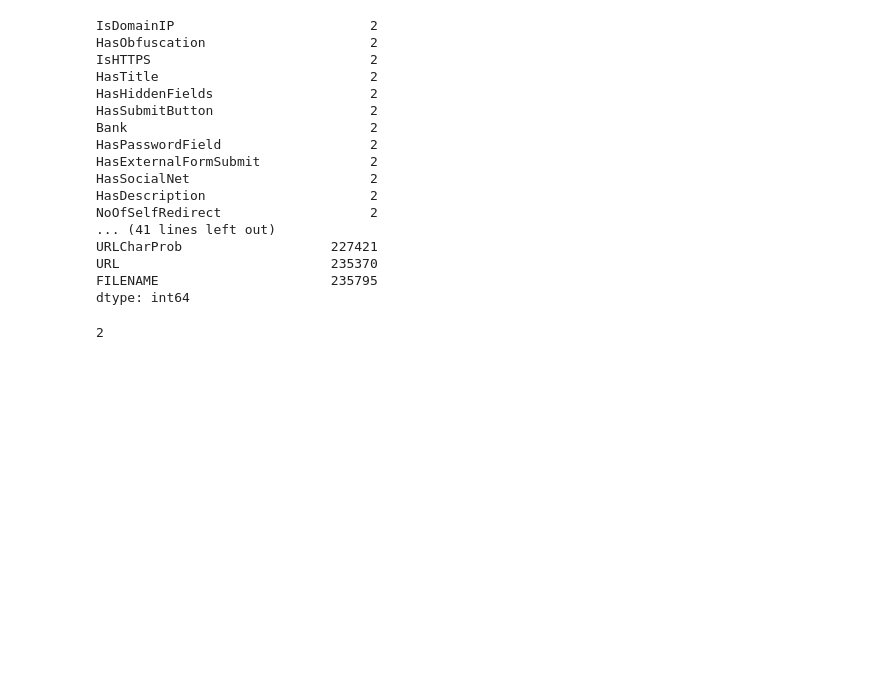
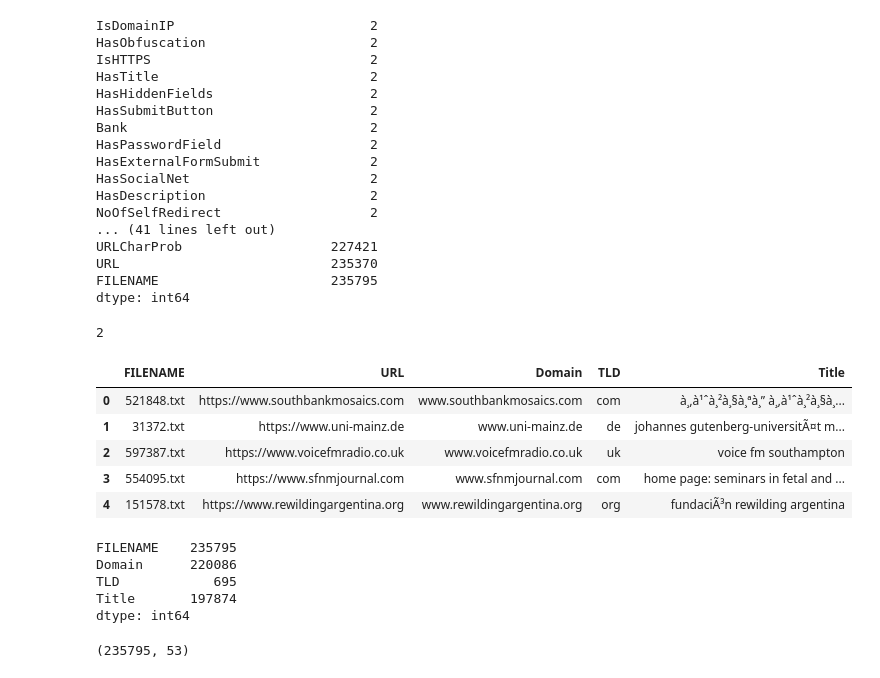
Before and after one commit to KARTHIKA-HANUMANDLA/Explainable-AI-based-phishing-URL-detection-system-, a Jupyter notebook: notebooks/day2_dataset_analysis.ipynb, the cells around one changed output. Drawn from its saved outputs; the diff is of its cells as text; code cells hidden in the pictures; blank space fills up the shorter version.

```diff
--- a/notebooks/day2_dataset_analysis.ipynb
+++ b/notebooks/day2_dataset_analysis.ipynb
@@ -183,3 +183,20 @@ dtype: int64
 df["label"].nunique()
 # %% [output]
 2
+# %%
+df[["FILENAME", "URL", "Domain", "TLD", "Title"]].head()
+# %% [output]
+|  | FILENAME | URL | Domain | TLD | Title |
+| 0 | 521848.txt | https://www.southbankmosaics.com | www.southbankmosaics.com | com | à¸‚à¹ˆà¸²à¸§à¸ªà¸” à¸‚à¹ˆà¸²à¸§à¸... |
+| 1 | 31372.txt | https://www.uni-mainz.de | www.uni-mainz.de | de | johannes gutenberg-universitÃ¤t m... |
+| 2 | 597387.txt | https://www.voicefmradio.co.uk | www.voicefmradio.co.uk | uk | voice fm southampton |
+| 3 | 554095.txt | https://www.sfnmjournal.com | www.sfnmjournal.com | com | home page: seminars in fetal and ... |
+| 4 | 151578.txt | https://www.rewildingargentina.org | www.rewildingargentina.org | org | fundaciÃ³n rewilding argentina |
+# %%
+df[["FILENAME", "Domain", "TLD", "Title"]].nunique()
+# %% [output]
+FILENAME    235795
+Domain      220086
+TLD            695
+Title       197874
+dtype: int64
@@ -185,0 +207,4 @@ df["label"].nunique()
+# %%
+df_model.shape
+# %% [output]
+(235795, 53)
```
Also changed, not shown: parts of 12 cells of this notebook, 4 other files.
